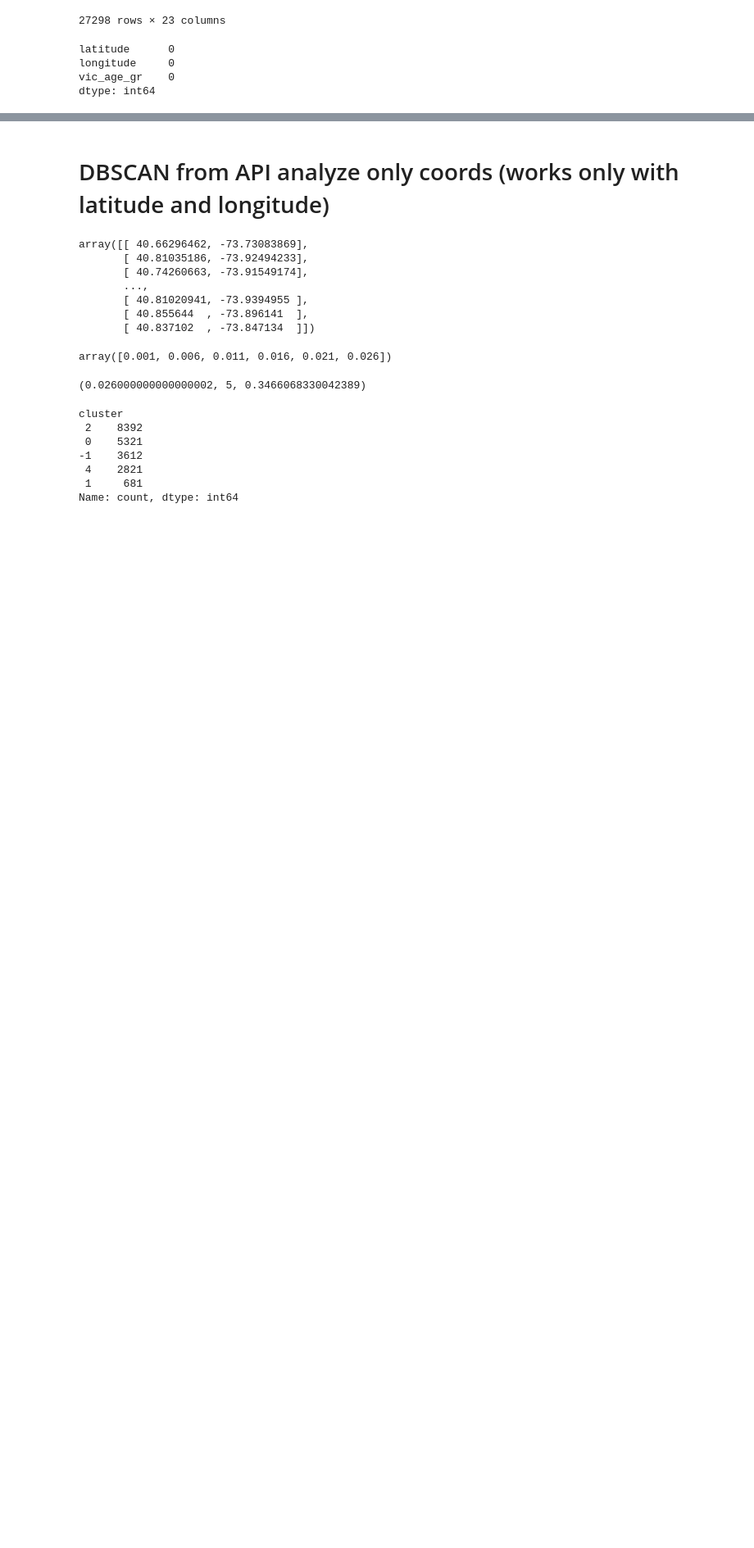
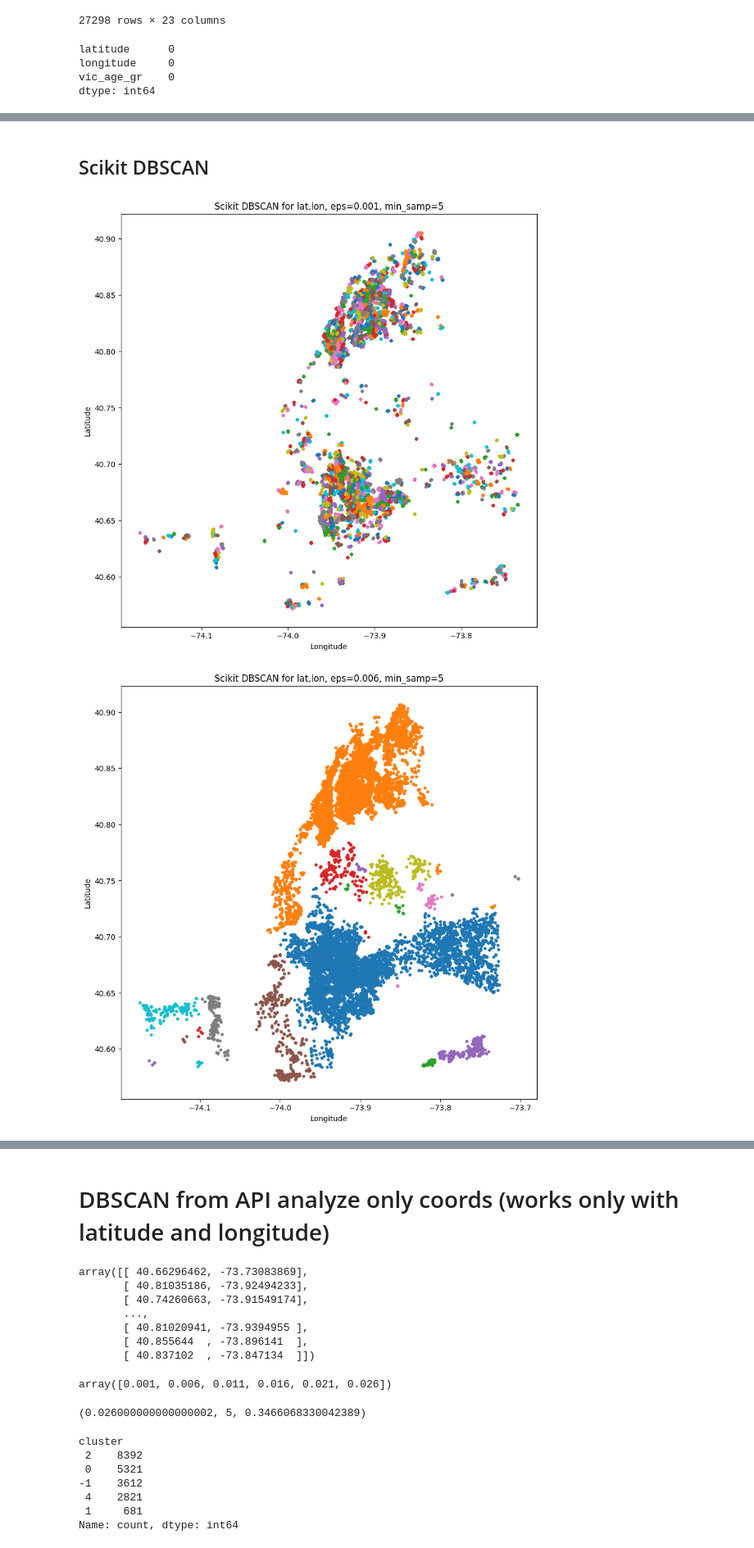
Before and after one commit to jkwiatk1/spatial-data-mining, a Jupyter notebook: 3-dbscan_tests.ipynb, the cells around one changed output, grey strips where cells are left out. Shown at 82% size. Saved outputs shown, nothing was run; the diff lists cells and outputs as text; code cells hidden in the pictures; blank space fills up the shorter version.

```diff
--- a/3-dbscan_tests.ipynb
+++ b/3-dbscan_tests.ipynb
@@ -40,0 +87,6 @@ nyc_df = nyc_df.dropna(subset=['longitude', 'latitude','vic_age_gr'])
+# %%
+clean_coords = nyc_df[['latitude', 'longitude']].to_numpy()
+# %%
+eps_values = np.arange(0.001, 0.027, 0.005)  # Possible epsilon values
+min_samples_values = range(5, 25, 5)  # Possible minimum sample values
+eps_values
@@ -40,0 +129,32 @@ nyc_df = nyc_df.dropna(subset=['longitude', 'latitude','vic_age_gr'])
+# %% [markdown]
+## Scikit DBSCAN
+# %%
+eps_test = []
+min_samples_test = []
+silhouette_test = []
+groups_amount = []
+execution_time = []
+
+for eps in eps_values:
+    for min_samples in min_samples_values:
+        start_time = time.time()
+        db_sk = DBSCAN(eps=eps, min_samples=min_samples).fit(clean_coords)
+        end_time = time.time()
+        elapsed_time = end_time - start_time
+
+        nyc_df['cluster'] = db_sk.labels_
+        plot_dbscan_clusters(nyc_df, 'latitude', 'longitude', 'cluster',title=f"Scikit DBSCAN for lat,lon, eps={eps}, min_samp={min_samples}", show_noise=False)
+
+        sil_score = silhouette_score(clean_coords, db_sk.labels_)
+        eps_test.append(eps)
+        min_samples_test.append(min_samples)
+        groups_amount.append(len(set(db_sk.labels_)))
+        execution_time.append(elapsed_time)
+        silhouette_test.append(sil_score)
+
+        nyc_df.drop('cluster', axis=1, inplace=True)
+
+scikit_dbscan_results = np.column_stack((eps_test, min_samples_test, groups_amount, execution_time, silhouette_test))
+# %% [output]
+[figure, added]
+[figure, added]
```
Also changed, not shown: parts of 14 cells of this notebook, 1 other file.
